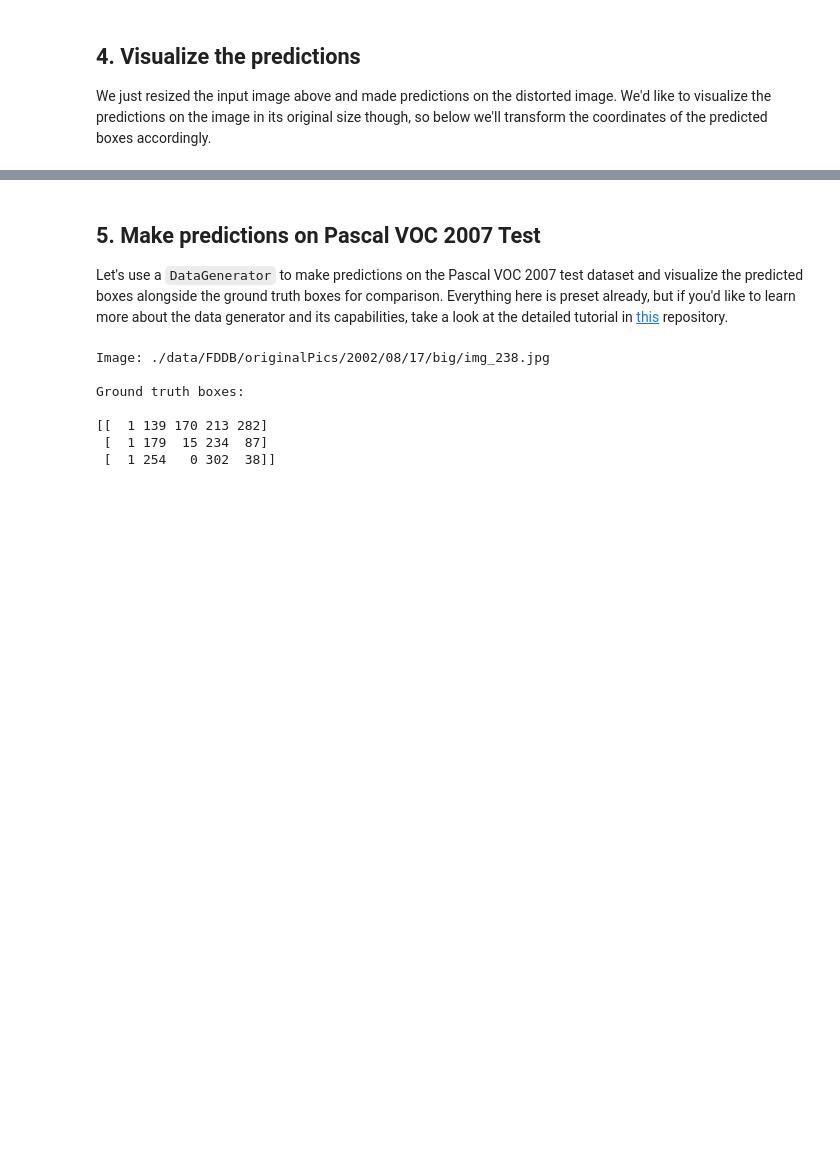
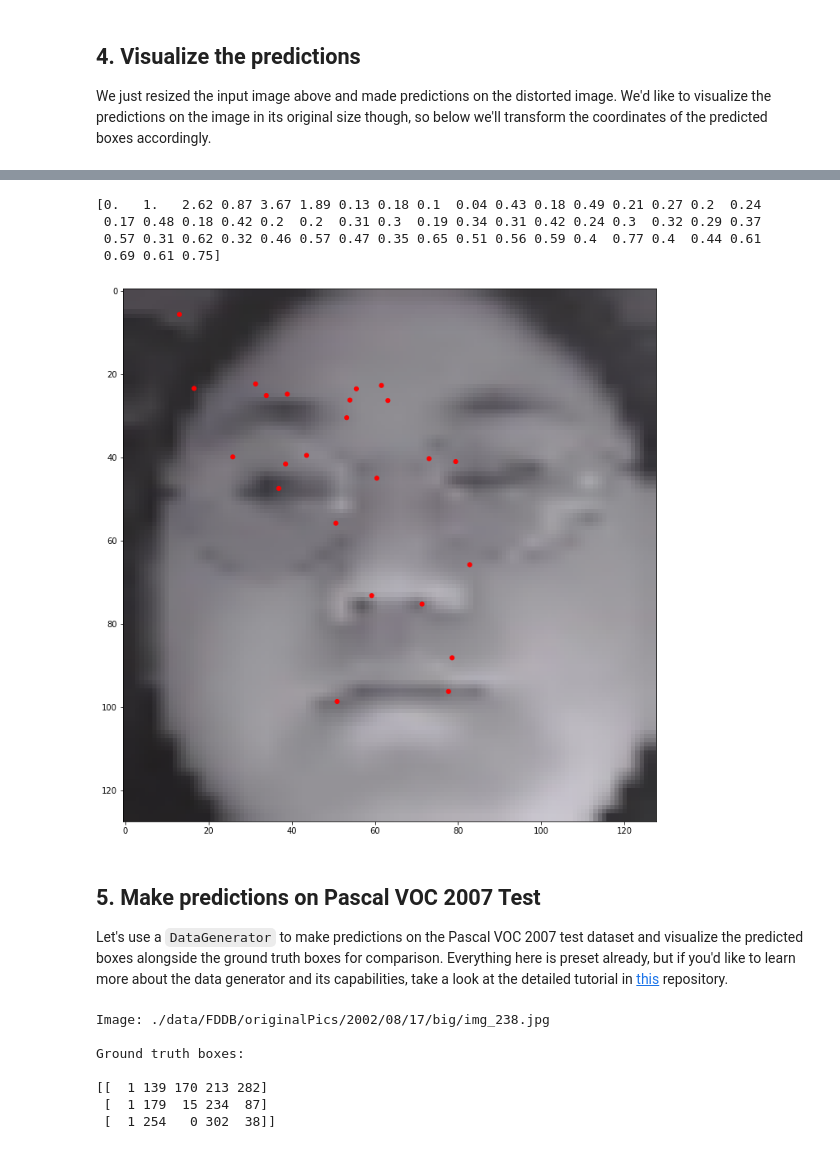
Before and after one commit to TaeseongMoon/bf_reimplement, a Jupyter notebook: blazeface_inference_face.ipynb, the cells around one changed output, grey strips where cells are left out. Saved outputs shown, nothing was run; the diff lists cells and outputs as text; code cells hidden in the pictures; blank space fills up the shorter version.

```diff
--- a/blazeface_inference_face.ipynb
+++ b/blazeface_inference_face.ipynb
@@ -62,7 +68,7 @@ model = blazeface(image_size=(img_height, img_width, 3),
                 clip_boxes=False,
                 variances=[0.1, 0.1, 0.2, 0.2],
                 normalize_coords=True,
-                subtract_mean=[121, 111, 105],
+                subtract_mean=[107, 105, 109],
                 swap_channels=[2, 1, 0],
                 confidence_thresh=0.1,
                 iou_threshold=0.45,
@@ -72,7 +78,7 @@ model = blazeface(image_size=(img_height, img_width, 3),
 # 2: Load the trained weights into the model.
 
 # TODO: Set the path of the trained weights.
-weights_path = 'checkpoint/blazeface_with_landmark_simple_without_box_epoch-157_loss-17.4383.h5'
+weights_path = 'checkpoint/blazeface_with_26landmark_without_box_epoch-76_loss-7244.8734.h5'
 
 model.load_weights(weights_path, by_name=True)
 
@@ -142,6 +149,7 @@ print(input_images.shape)
 from time import time
 
 start = time()
-y_pred = model.predict(input_images)
+# y_pred = model.predict(input_images)
+y_pred = model.predict(ori_images)
 print(time() - start)
 # %% [output]
@@ -235,3 +199,45 @@ for box in y_pred_thresh[0]:
+# %%
+# Display the image and draw the predicted boxes onto it.
+
+# Set the colors for the bounding boxes
+colors = plt.cm.hsv(np.linspace(0, 1, 21)).tolist()
+classes = ['background',
+           'face']
+
+plt.figure(figsize=(20,12))
+plt.imshow(input_images[0])
+
+current_axis = plt.gca()
+height, width, _ = crop_images[0].shape
+
+# for box in y_pred_thresh[0][135]:
+    # Transform the predicted bounding boxes for the 300x300 image to the original image dimensions.
+box = y_pred_thresh[0][0]
+print(box)
+color = colors[int(box[0])]
+#     label = '{}: {:.2f}'.format(classes[int(box[0])], box[1])
+#     current_axis.add_patch(plt.Rectangle((xmin, ymin), xmax-xmin, ymax-ymin, color=color, fill=False, linewidth=2))
+
+for a in range(2,53, 2):
+    current_axis.add_patch(plt.Circle((box[a]*img_width, box[a+1]*img_height), 0.5, color=color))
+
+
+#     color = colors[int(box[0])]
+# #     label = '{}: {:.2f}'.format(classes[int(box[0])], box[1])
+# #     current_axis.add_patch(plt.Rectangle((xmin, ymin), xmax-xmin, ymax-ymin, color=color, fill=False, linewidth=2))
+#     current_axis.add_patch(plt.Circle((kp1_x,kp1_y),5,color=color))
+#     current_axis.add_patch(plt.Circle((kp2_x,kp2_y),5,color=color))
+#     current_axis.add_patch(plt.Circle((kp3_x,kp3_y),5,color=color))
+#     current_axis.add_patch(plt.Circle((kp4_x,kp4_y),5,color=color))
+#     current_axis.add_patch(plt.Circle((kp5_x,kp5_y),5,color=color))
+#     label = '{}: {:.2f}'.format(classes[int(box[0])], box[1])
+#     current_axis.text(xmin, ymin, f'{box[1]:.2f}', size='x-large', color='white', bbox={'facecolor':color, 'alpha':1.0})
+# %% [output]
+[0.   1.   2.62 0.87 3.67 1.89 0.13 0.18 0.1  0.04 0.43 0.18 0.49 0.21 0.27 0.2  0.24
+ 0.17 0.48 0.18 0.42 0.2  0.2  0.31 0.3  0.19 0.34 0.31 0.42 0.24 0.3  0.32 0.29 0.37
+ 0.57 0.31 0.62 0.32 0.46 0.57 0.47 0.35 0.65 0.51 0.56 0.59 0.4  0.77 0.4  0.44 0.61
+ 0.69 0.61 0.75]
+[figure, added]
 # %% [markdown]
 ## 5. Make predictions on Pascal VOC 2007 Test
 
```
Also changed, not shown: parts of 9 cells of this notebook, 12 other files.
